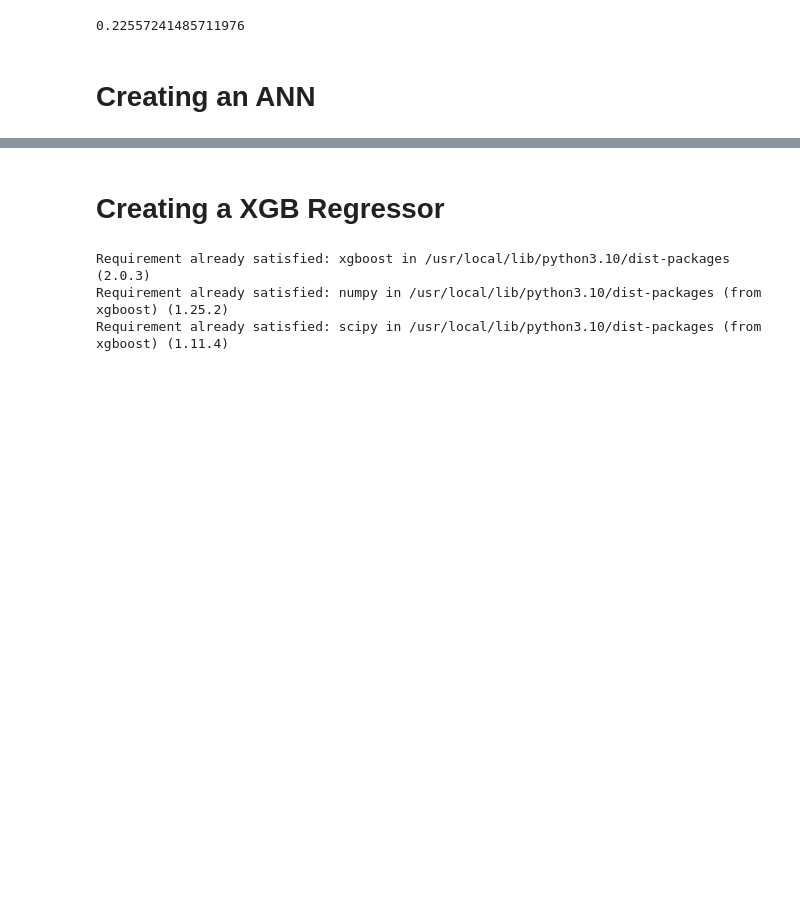
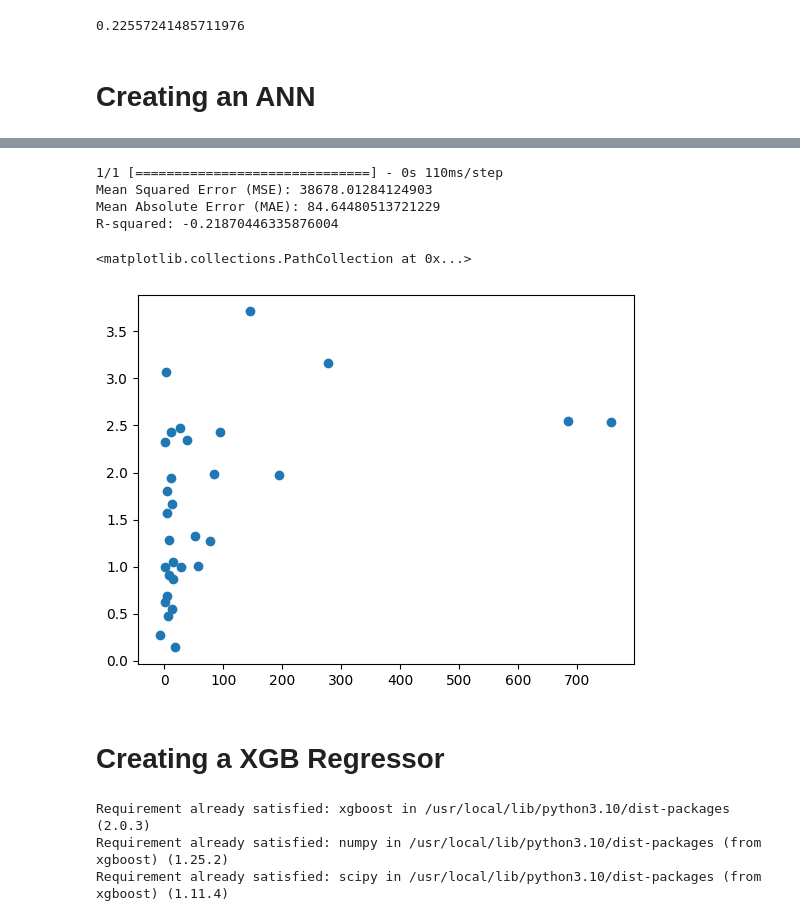
Before and after one commit to Sankalp-2820/Regional-Flood-Frequency-Analysis, a Jupyter notebook: CE6670_Project_Part_4.ipynb, the cells around one changed output, grey strips where cells are left out. Cells and saved outputs as stored; diff of their text form; code cells hidden in the pictures; blank space fills up the shorter version.

```diff
--- a/CE6670_Project_Part_4.ipynb
+++ b/CE6670_Project_Part_4.ipynb
@@ -283,10 +301,10 @@ from tensorflow.keras.layers import Dropout
 from tensorflow.keras import models, layers
 
 model_ann = models.Sequential([
-    layers.Dense(8),
-    layers.Dense(7),
+    layers.Dense(8,activation='relu'),
+    layers.Dense(7,activation='relu'),
     layers.Dropout(0.3),
-    layers.Dense(6),
+    layers.Dense(6,activation='relu'),
     layers.Dense(1)
 ])
 # %%
@@ -340,3 +347,20 @@ plt.scatter(Y_test,predictions)
+# %%
+predictions = model_ann.predict(X_test_trf)
+mse = mean_squared_error(Y_test, predictions)
+mae = mean_absolute_error(Y_test, predictions)
+r2 = r2_score(Y_test, predictions)
+
+print("Mean Squared Error (MSE):", mse)
+print("Mean Absolute Error (MAE):", mae)
+print("R-squared:", r2)
+plt.scatter(Y_test,predictions)
+# %% [output]
+1/1 [==============================] - 0s 110ms/step
+Mean Squared Error (MSE): 38678.01284124903
+Mean Absolute Error (MAE): 84.64480513721229
+R-squared: -0.21870446335876004
+<matplotlib.collections.PathCollection at 0x...>
+[figure, added]
 # %% [markdown]
 # Creating a XGB Regressor
 # %%
```
Also changed, not shown: parts of 8 cells of this notebook.
